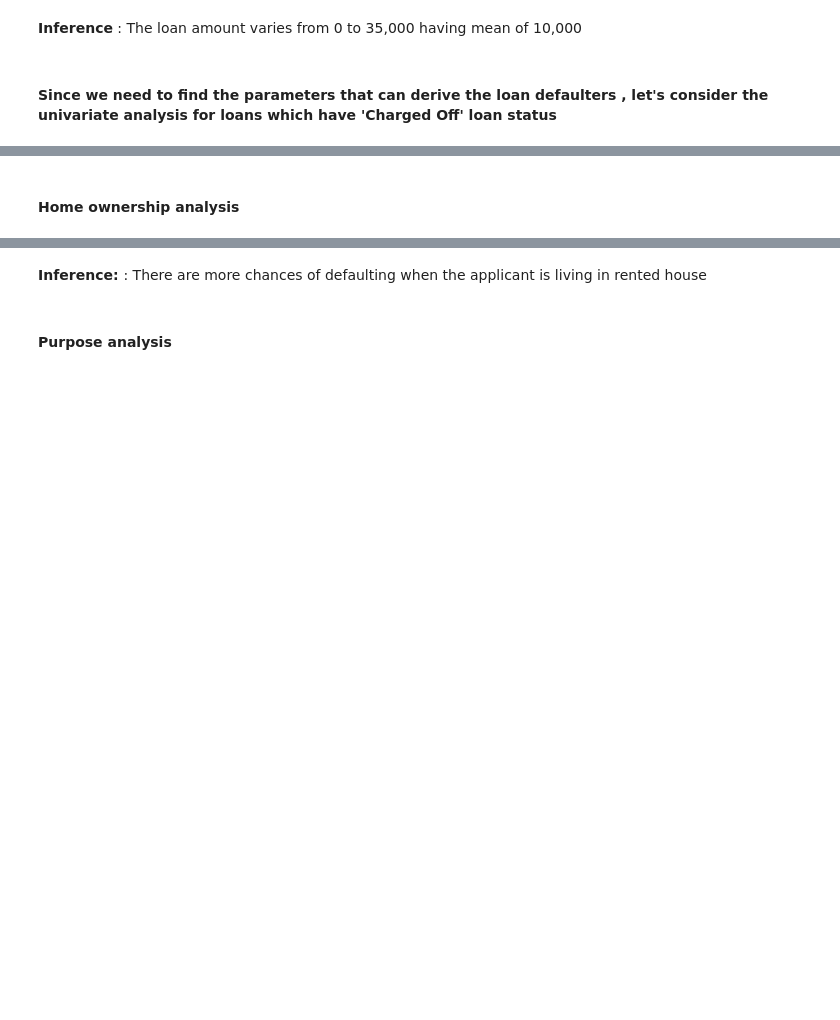
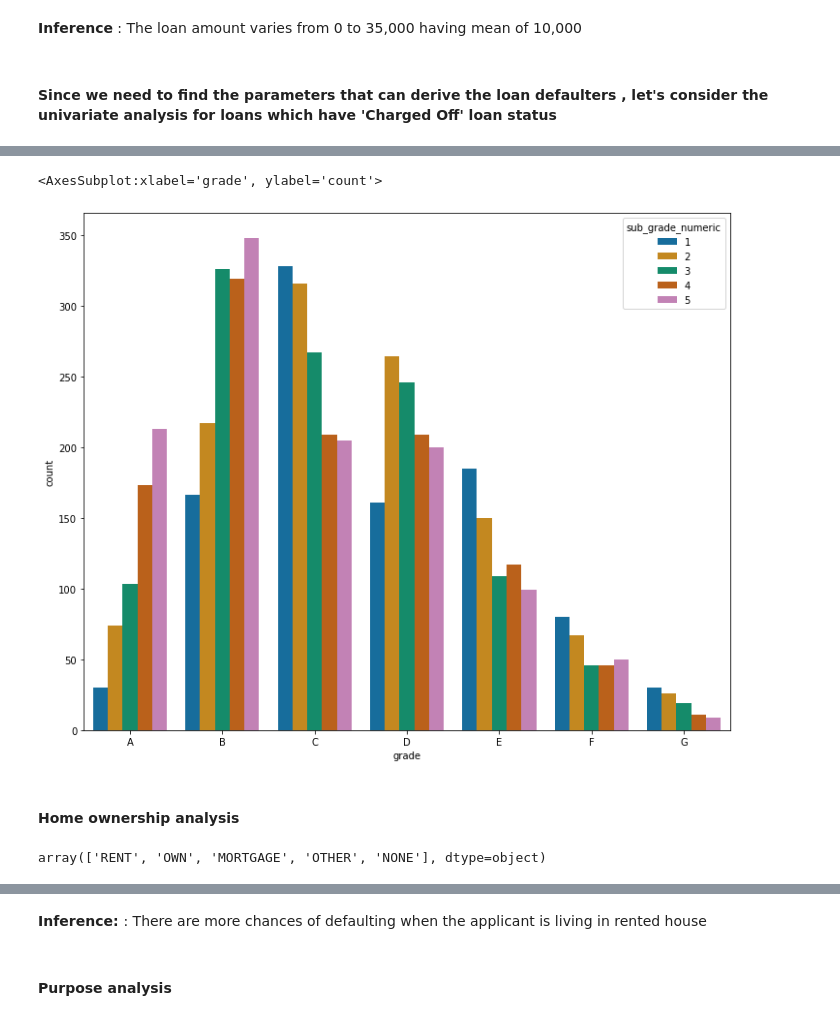
Before and after one commit to dichaudhary/lending-club-case-study, a Jupyter notebook: lending-case-study.ipynb, the cells around one changed output, grey strips where cells are left out. Drawn from its saved outputs; the diff is of its cells as text; code cells hidden in the pictures; blank space fills up the shorter version.

```diff
--- a/lending-case-study.ipynb
+++ b/lending-case-study.ipynb
@@ -147,12 +249,19 @@ sns.countplot(x = 'grade', data = loan_df[loan_df.loan_status == 'Charged Off'],
 # %%
-loan_df.sub_grade_numeric = pd.to_numeric(loan_df.sub_grade.apply(lambda x : x[-1]))
-fig, ax = plt.subplots(figsize=(15,8))
-sns.countplot(x = 'grade', order = ['A', 'B', 'C', 'D', 'E', 'F', 'G'] , hue = 'sub_grade',data = loan_df[loan_df.loan_status == 'Charged Off'])
+loan_df['sub_grade_numeric'] = pd.to_numeric(loan_df.sub_grade.apply(lambda x : x[-1]))
+fig, ax = plt.subplots(figsize=(10,8))
+plt.tight_layout()
+sns.set_palette('colorblind')
+sns.countplot(x = 'grade', order = ['A', 'B', 'C', 'D', 'E', 'F', 'G'] , hue = 'sub_grade_numeric',data = loan_df[loan_df.loan_status == 'Charged Off'])
+# %% [output]
+<AxesSubplot:xlabel='grade', ylabel='count'>
+[figure, added]
 # %% [markdown]
 #### Home ownership analysis
 # %%
 # unique values for home_ownership
 loan_df['home_ownership'].unique()
+# %% [output]
+array(['RENT', 'OWN', 'MORTGAGE', 'OTHER', 'NONE'], dtype=object)
 # %%
 plt.subplots(figsize = (8,5))
 #ax.set(yscale = 'log')
```
Also changed, not shown: parts of 48 cells of this notebook.
